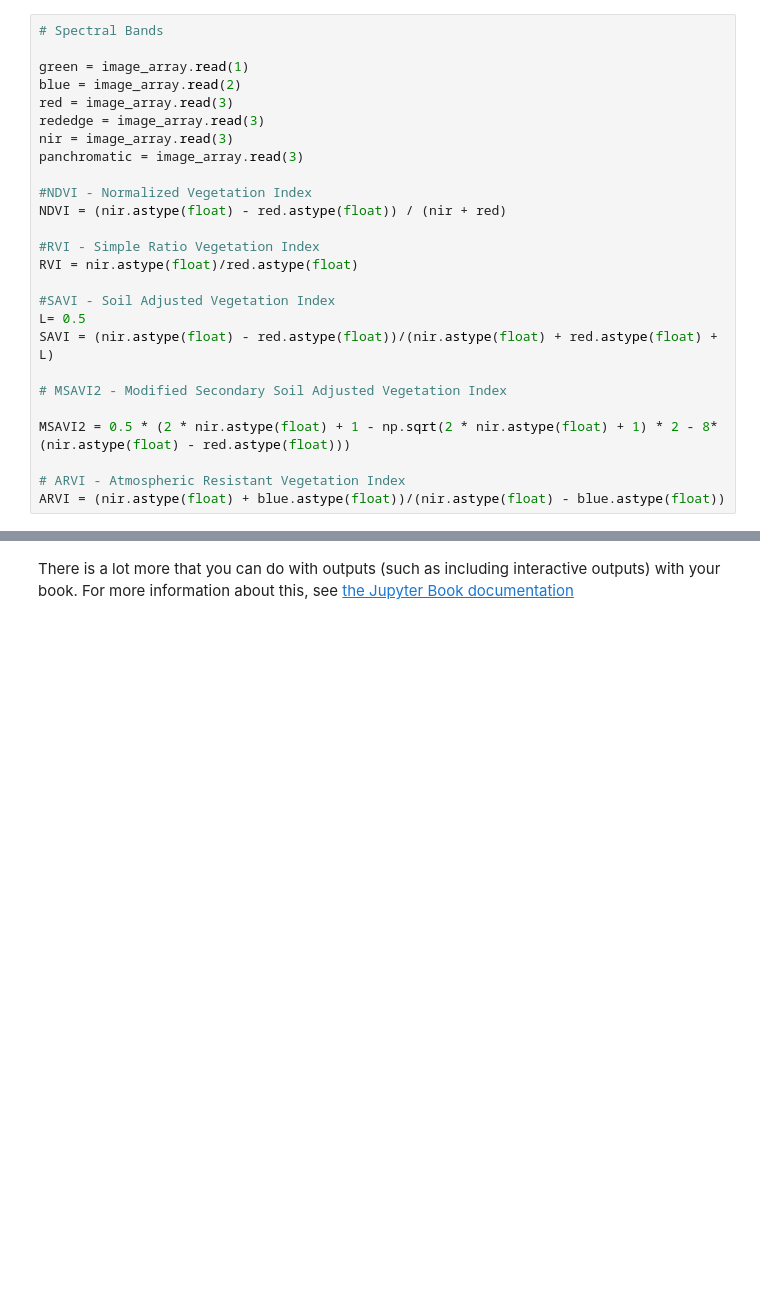
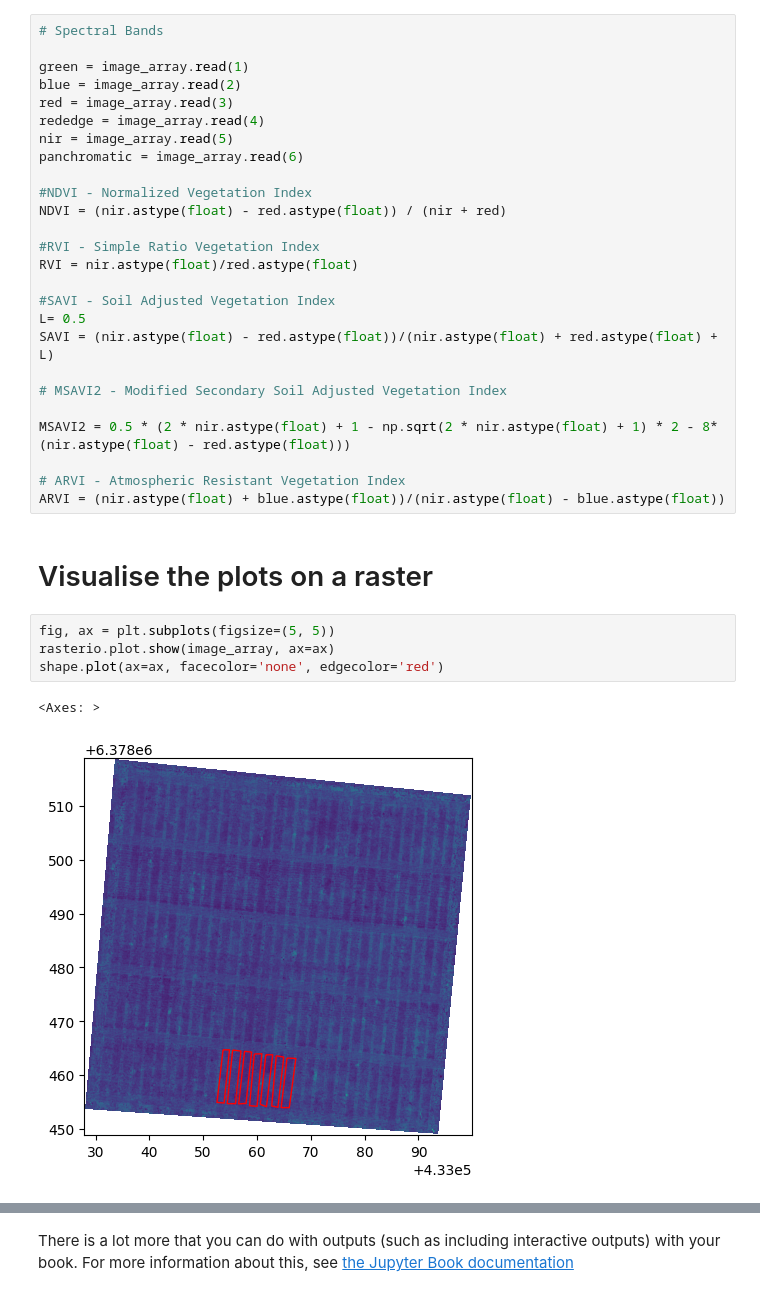
Before and after one commit to pullanagari/Manual-for-UAV-operation-in-Agricultures, a Jupyter notebook: _sources/notebooks.ipynb, the cells around one changed output, grey strips where cells are left out. Cells and saved outputs as stored; diff of their text form; blank space fills up the shorter version.

```diff
--- a/_sources/notebooks.ipynb
+++ b/_sources/notebooks.ipynb
@@ -124,9 +137,9 @@ image_array.meta
 green = image_array.read(1)
 blue = image_array.read(2)
 red = image_array.read(3)
-rededge = image_array.read(3)
-nir = image_array.read(3)
-panchromatic = image_array.read(3)
+rededge = image_array.read(4)
+nir = image_array.read(5)
+panchromatic = image_array.read(6)
 
 #NDVI - Normalized Vegetation Index
 NDVI = (nir.astype(float) - red.astype(float)) / (nir + red)
@@ -144,3 +157,12 @@ MSAVI2 = 0.5 * (2 * nir.astype(float) + 1 - np.sqrt(2 * nir.astype(float) + 1) *
 
 # ARVI - Atmospheric Resistant Vegetation Index
 ARVI = (nir.astype(float) + blue.astype(float))/(nir.astype(float) - blue.astype(float))
+# %% [markdown]
+# Visualise the plots on a raster
+# %%
+fig, ax = plt.subplots(figsize=(5, 5))
+rasterio.plot.show(image_array, ax=ax)
+shape.plot(ax=ax, facecolor='none', edgecolor='red')
+# %% [output]
+<Axes: >
+[figure, added]
```
Also changed, not shown: parts of 5 cells of this notebook, 7 other files.
